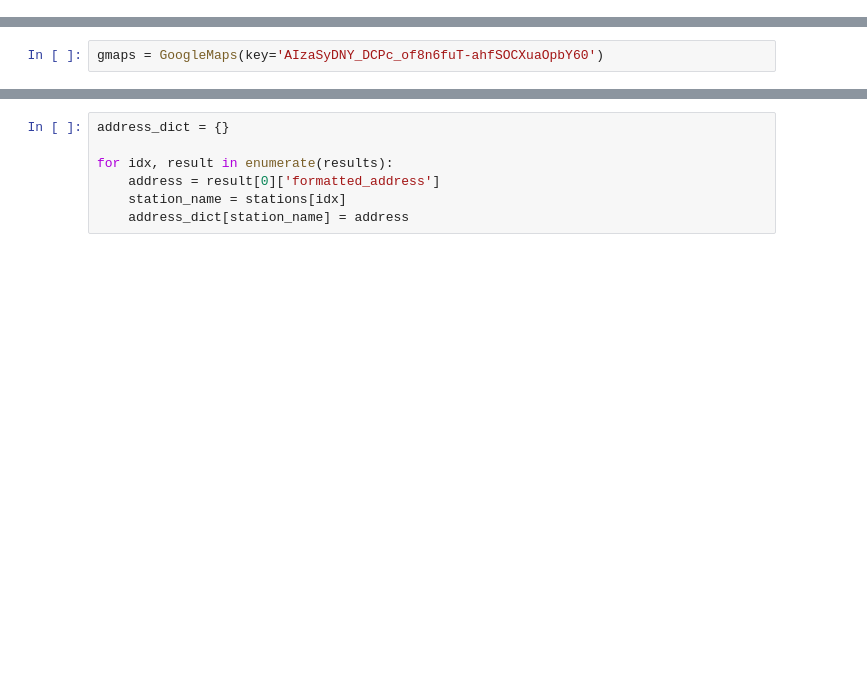
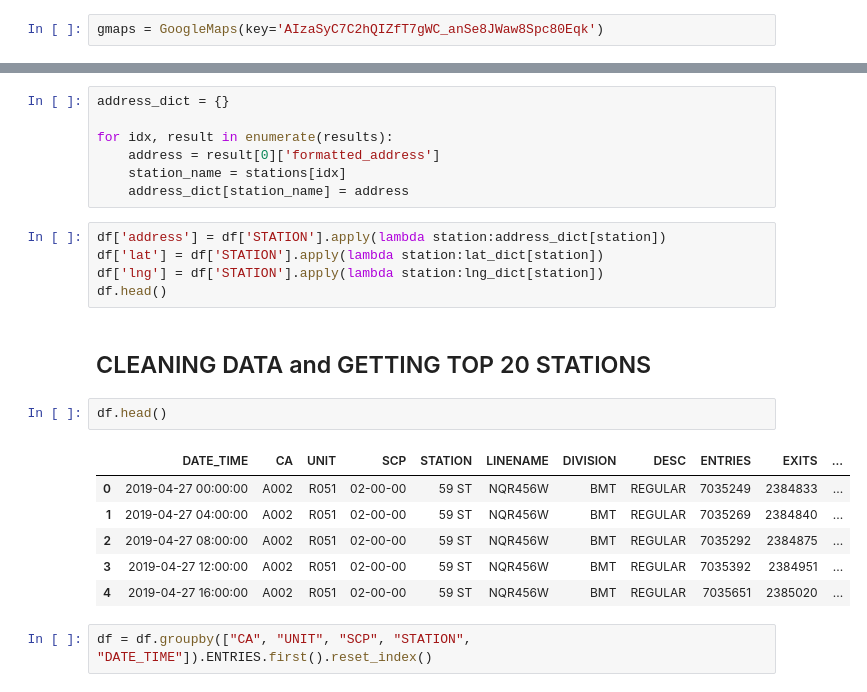
Before and after one commit to JRFR19/Metis-Project-1, a Jupyter notebook: Merge MTA Data and Clean.ipynb, the cells around one changed output, grey strips where cells are left out. Saved outputs shown, nothing was run; the diff lists cells and outputs as text; blank space fills up the shorter version.

```diff
--- a/Merge MTA Data and Clean.ipynb
+++ b/Merge MTA Data and Clean.ipynb
@@ -10,3 +14,5 @@ import seaborn as sns
+# %%
+gmaps = GoogleMaps(key='AIzaSyC7C2hQIZfT7gWC_anSe8JWaw8Spc80Eqk')
 # %%
 #Links to raw MTA urls - using month of May for data as will want to promote the last month before Gala starts on June 1st.
 url1 = 'http://web.mta.info/developers/data/nyct/turnstile/turnstile_190504.txt'
@@ -65,2 +52,0 @@ from googlemaps import Client as GoogleMaps
-# %%
-gmaps = GoogleMaps(key='AIzaSyDNY_DCPc_of8n6fuT-ahfSOCXuaOpbY60')
@@ -105,3 +101,21 @@ for idx, result in enumerate(results):
     address = result[0]['formatted_address']
     station_name = stations[idx]
     address_dict[station_name] = address
+# %%
+df['address'] = df['STATION'].apply(lambda station:address_dict[station])
+df['lat'] = df['STATION'].apply(lambda station:lat_dict[station])
+df['lng'] = df['STATION'].apply(lambda station:lng_dict[station])
+df.head()
+# %% [markdown]
+## CLEANING DATA and GETTING TOP 20 STATIONS
+# %%
+df.head()
+# %% [output]
+|  | DATE_TIME | CA | UNIT | SCP | STATION | LINENAME | DIVISION | DESC | ENTRIES | EXITS | ... |
+| 0 | 2019-04-27 00:00:00 | A002 | R051 | 02-00-00 | 59 ST | NQR456W | BMT | REGULAR | 7035249 | 2384833 | ... |
+| 1 | 2019-04-27 04:00:00 | A002 | R051 | 02-00-00 | 59 ST | NQR456W | BMT | REGULAR | 7035269 | 2384840 | ... |
+| 2 | 2019-04-27 08:00:00 | A002 | R051 | 02-00-00 | 59 ST | NQR456W | BMT | REGULAR | 7035292 | 2384875 | ... |
+| 3 | 2019-04-27 12:00:00 | A002 | R051 | 02-00-00 | 59 ST | NQR456W | BMT | REGULAR | 7035392 | 2384951 | ... |
+| 4 | 2019-04-27 16:00:00 | A002 | R051 | 02-00-00 | 59 ST | NQR456W | BMT | REGULAR | 7035651 | 2385020 | ... |
+# %%
+df = df.groupby(["CA", "UNIT", "SCP", "STATION", "DATE_TIME"]).ENTRIES.first().reset_index()
```
Also changed, not shown: parts of 57 cells of this notebook, 13 other files.
